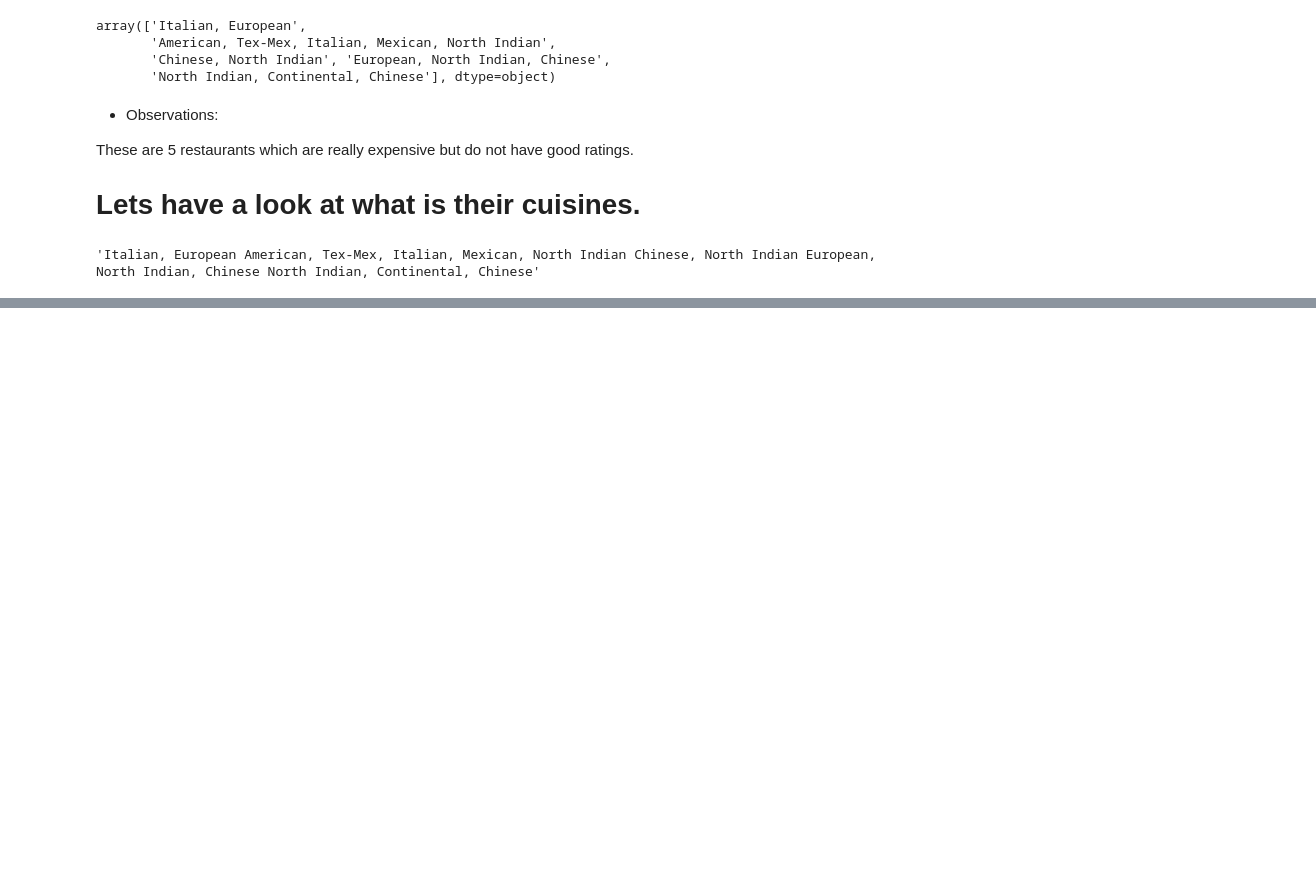
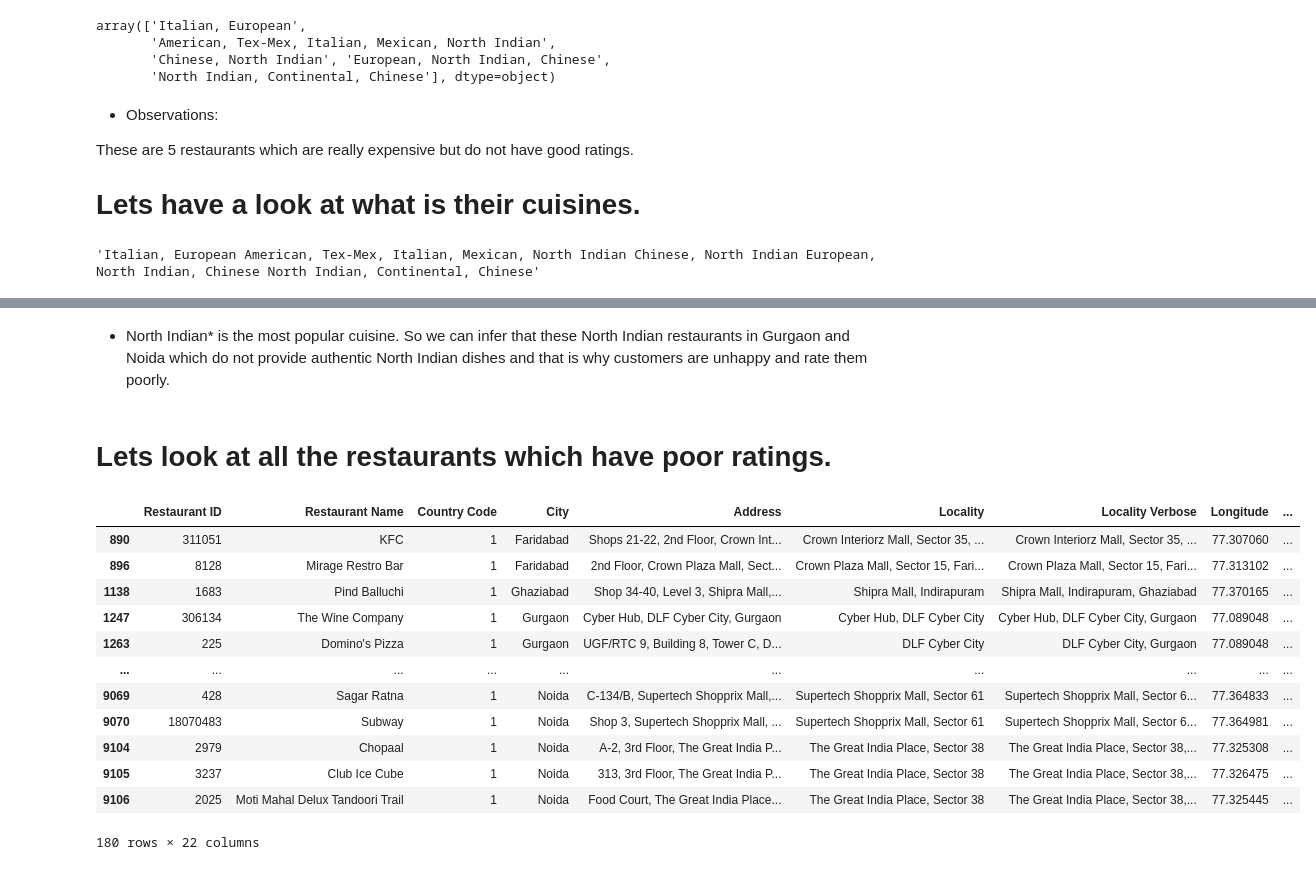
Before and after one commit to Rishiraj-singh7/Zomato-Restaurants-Data-Analysis, a Jupyter notebook: main.ipynb, the cells around one changed output, grey strips where cells are left out. Cells and saved outputs as stored; diff of their text form; code cells hidden in the pictures; blank space fills up the shorter version.

```diff
--- a/main.ipynb
+++ b/main.ipynb
@@ -397,0 +413,21 @@ text
+# %% [markdown]
+* North Indian* is the most popular cuisine. So we can infer that these North Indian restaurants in Gurgaon and Noida which do not provide authentic North Indian dishes and that is why customers are unhappy and rate them poorly.
+# %% [markdown]
+# Lets look at all the restaurants which have poor ratings.
+# %%
+bad_rated_restaurants = zomato_india[zomato_india['Rating text'] == 'Poor']
+bad_rated_restaurants
+# %% [output]
+|  | Restaurant ID | Restaurant Name | Country Code | City | Address | Locality | Locality Verbose | Longitude | ... |
+| 890 | 311051 | KFC | 1 | Faridabad | Shops 21-22, 2nd Floor, Crown Int... | Crown Interiorz Mall, Sector 35, ... | Crown Interiorz Mall, Sector 35, ... | 77.307060 | ... |
+| 896 | 8128 | Mirage Restro Bar | 1 | Faridabad | 2nd Floor, Crown Plaza Mall, Sect... | Crown Plaza Mall, Sector 15, Fari... | Crown Plaza Mall, Sector 15, Fari... | 77.313102 | ... |
+| 1138 | 1683 | Pind Balluchi | 1 | Ghaziabad | Shop 34-40, Level 3, Shipra Mall,... | Shipra Mall, Indirapuram | Shipra Mall, Indirapuram, Ghaziabad | 77.370165 | ... |
+| 1247 | 306134 | The Wine Company | 1 | Gurgaon | Cyber Hub, DLF Cyber City, Gurgaon | Cyber Hub, DLF Cyber City | Cyber Hub, DLF Cyber City, Gurgaon | 77.089048 | ... |
+| 1263 | 225 | Domino's Pizza | 1 | Gurgaon | UGF/RTC 9, Building 8, Tower C, D... | DLF Cyber City | DLF Cyber City, Gurgaon | 77.089048 | ... |
+| ... | ... | ... | ... | ... | ... | ... | ... | ... | ... |
+| 9069 | 428 | Sagar Ratna | 1 | Noida | C-134/B, Supertech Shopprix Mall,... | Supertech Shopprix Mall, Sector 61 | Supertech Shopprix Mall, Sector 6... | 77.364833 | ... |
+| 9070 | 18070483 | Subway | 1 | Noida | Shop 3, Supertech Shopprix Mall, ... | Supertech Shopprix Mall, Sector 61 | Supertech Shopprix Mall, Sector 6... | 77.364981 | ... |
+| 9104 | 2979 | Chopaal | 1 | Noida | A-2, 3rd Floor, The Great India P... | The Great India Place, Sector 38 | The Great India Place, Sector 38,... | 77.325308 | ... |
+| 9105 | 3237 | Club Ice Cube | 1 | Noida | 313, 3rd Floor, The Great India P... | The Great India Place, Sector 38 | The Great India Place, Sector 38,... | 77.326475 | ... |
+| 9106 | 2025 | Moti Mahal Delux Tandoori Trail | 1 | Noida | Food Court, The Great India Place... | The Great India Place, Sector 38 | The Great India Place, Sector 38,... | 77.325445 | ... |
+180 rows × 22 columns
```
Also changed, not shown: parts of 10 cells of this notebook.
